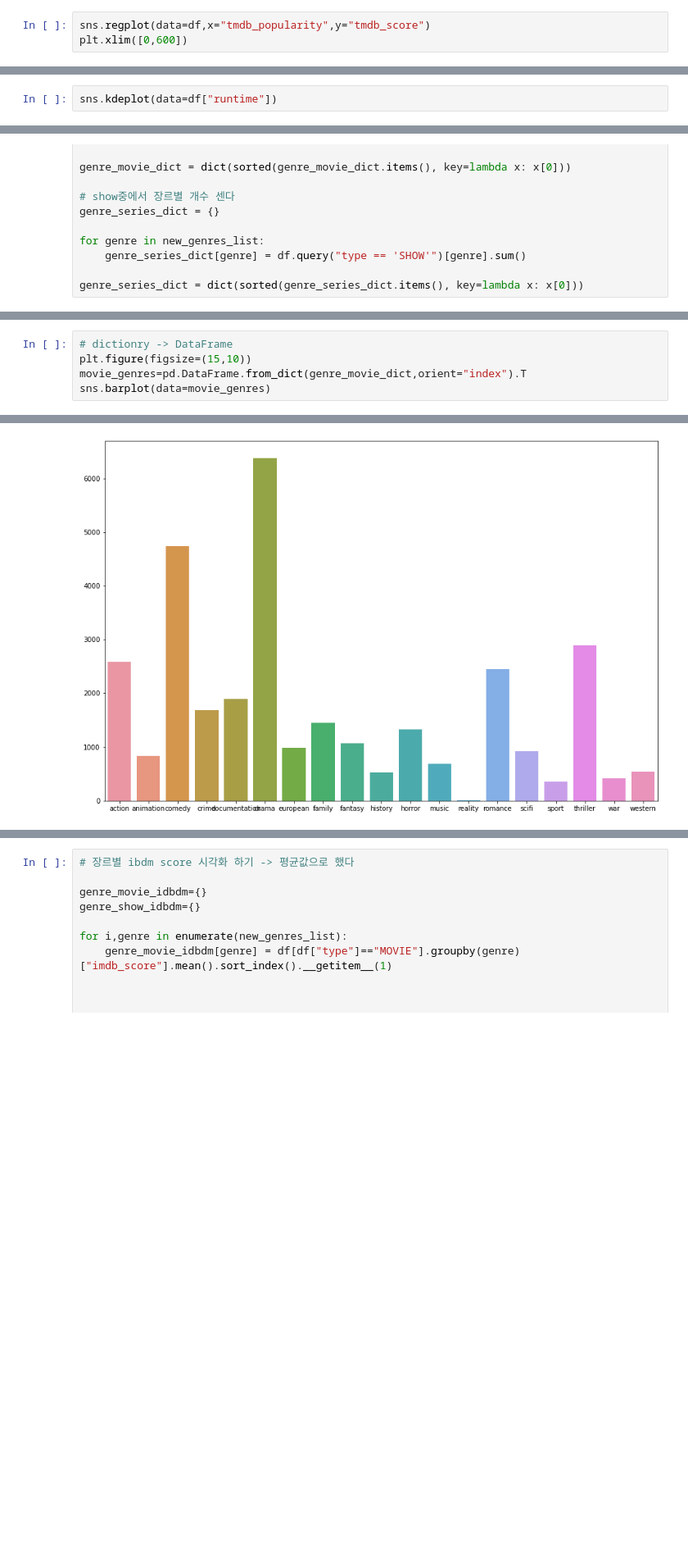
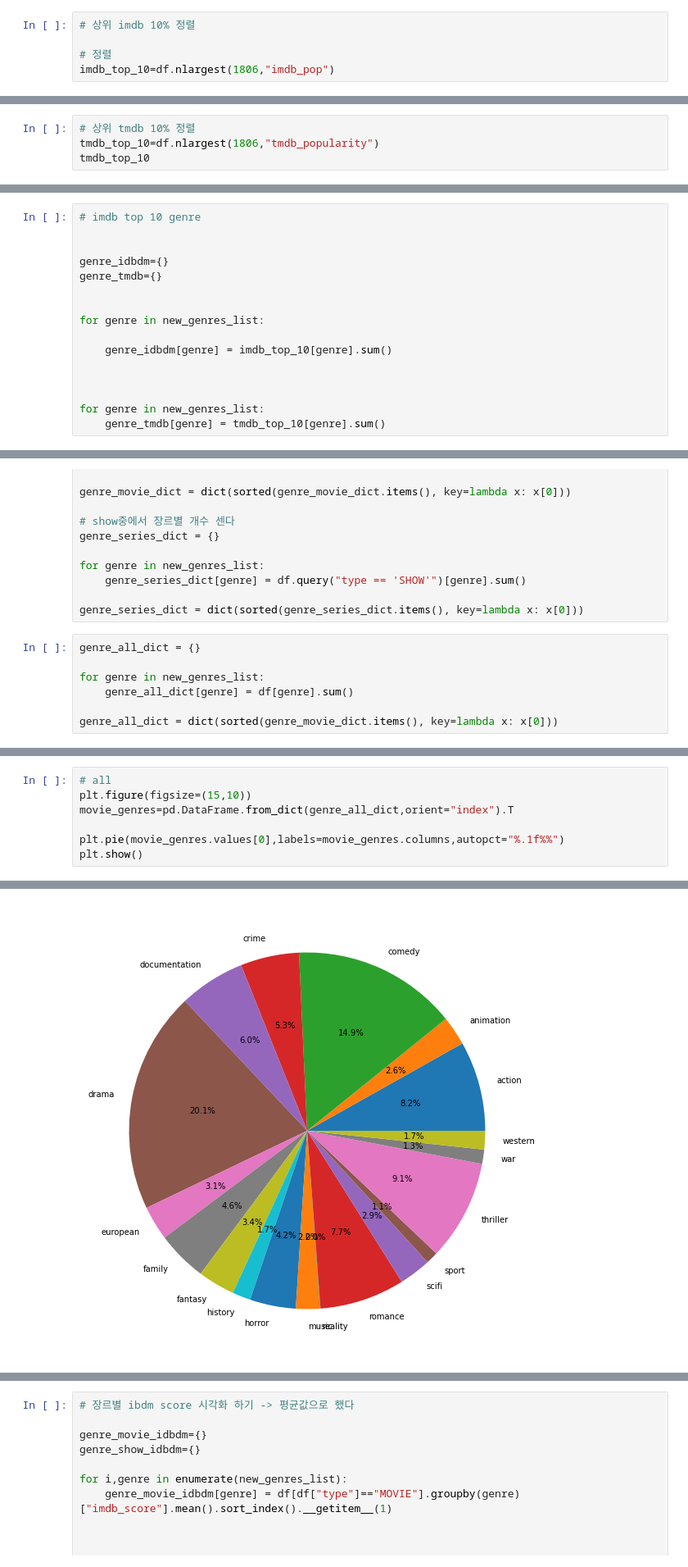
Before and after one commit to bamtu/bobsdataton, a Jupyter notebook: bobs_EDA.ipynb, the cells around one changed output, grey strips where cells are left out. Shown at 82% size. Cells and saved outputs as stored; diff of their text form; blank space fills up the shorter version.

```diff
--- a/bobs_EDA.ipynb
+++ b/bobs_EDA.ipynb
@@ -554,3 +570,5 @@ sns.heatmap(df.corr(),annot=True,vmin=-1,vmax=1)
 # %%
-sns.regplot(data=df,x="tmdb_popularity",y="tmdb_score")
-plt.xlim([0,600])
+# 상위 imdb 10% 정렬
+
+# 정렬
+imdb_top_10=df.nlargest(1806,"imdb_pop")
@@ -560,3 +575,5 @@ plt.xlim([0,600])
 # %%
-sns.kdeplot(data=df["runtime"])
+# 상위 tmdb 10% 정렬
+tmdb_top_10=df.nlargest(1806,"tmdb_popularity")
+tmdb_top_10
 # %% [output]
@@ -564,0 +695,16 @@ sns.kdeplot(data=df["runtime"])
+# %%
+# imdb top 10 genre
+
+
+genre_idbdm={}
+genre_tmdb={}
+
+
+for genre in new_genres_list:
+
+    genre_idbdm[genre] = imdb_top_10[genre].sum()
+
+
+
+for genre in new_genres_list:
+    genre_tmdb[genre] = tmdb_top_10[genre].sum()
@@ -626,3 +806,10 @@ for genre in new_genres_list:
     genre_series_dict[genre] = df.query("type == 'SHOW'")[genre].sum()
 
 genre_series_dict = dict(sorted(genre_series_dict.items(), key=lambda x: x[0]))
+# %%
+genre_all_dict = {}
+
+for genre in new_genres_list:
+    genre_all_dict[genre] = df[genre].sum()
+
+genre_all_dict = dict(sorted(genre_movie_dict.items(), key=lambda x: x[0]))
@@ -629,6 +831,8 @@ genre_series_dict = dict(sorted(genre_series_dict.items(), key=lambda x: x[0]))
 # %%
-# dictionry -> DataFrame
+# all
 plt.figure(figsize=(15,10))
-movie_genres=pd.DataFrame.from_dict(genre_movie_dict,orient="index").T
-sns.barplot(data=movie_genres)
+movie_genres=pd.DataFrame.from_dict(genre_all_dict,orient="index").T
+
+plt.pie(movie_genres.values[0],labels=movie_genres.columns,autopct="%.1f%%")
+plt.show()
 # %% [output]
@@ -636 +839 @@ sns.barplot(data=movie_genres)
-[figure, old version]
+[figure, new version]
```
Also changed, not shown: parts of 24 cells of this notebook.
